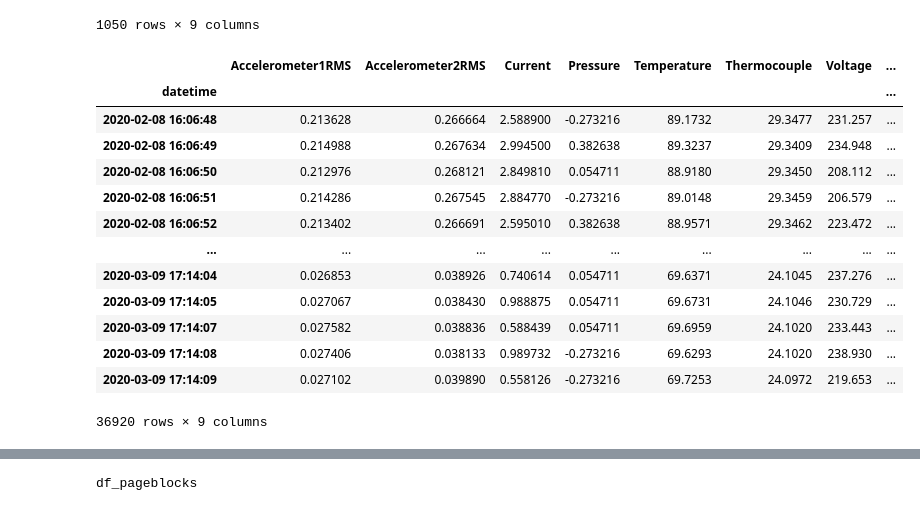
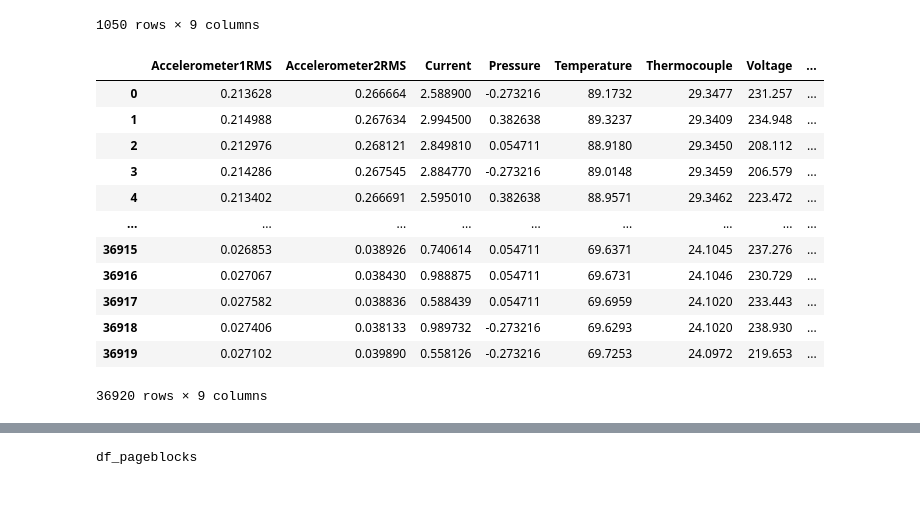
Before and after one commit to rufous86/novelty_detection, a Jupyter notebook: pipeline.ipynb, the cells around one changed output, grey strips where cells are left out. Cells and saved outputs as stored; diff of their text form; code cells hidden in the pictures.

```diff
--- a/pipeline.ipynb
+++ b/pipeline.ipynb
@@ -99,39 +101,38 @@ df_norm
 # %%
 # SKAB data
 
 all_files=[]
 for root, dirs, files in os.walk("data_labeled/SKAB/"):
     for file in files:
         if file.endswith(".csv"):
              all_files.append(os.path.join(root, file))
 
 # формируем датафрейм
 dfs=[]
 for path in all_files:
     df = pd.read_csv(path,index_col='datetime',sep=';',parse_dates=True)
     # print(path, df.shape)
     dfs.append(df)
 # print('Features:')
 # for col in dfs[2].columns:
 #     print('\t',col)
 dfs = [df for df in dfs if df.shape[1] == 10]
 df_skab = pd.concat(dfs)
 # print(df_skab.shape)
 df_skab = df_skab.drop_duplicates()
-df_skab = df_skab.drop('changepoint', axis=1).sort_index()
+df_skab = df_skab.drop('changepoint', axis=1).sort_index().reset_index().drop('datetime', axis=1)
 display(df_skab)
 # %% [output]
 |  | Accelerometer1RMS | Accelerometer2RMS | Current | Pressure | Temperature | Thermocouple | Voltage | ... |
-| datetime |  |  |  |  |  |  |  | ... |
-| 2020-02-08 16:06:48 | 0.213628 | 0.266664 | 2.588900 | -0.273216 | 89.1732 | 29.3477 | 231.257 | ... |
-| 2020-02-08 16:06:49 | 0.214988 | 0.267634 | 2.994500 | 0.382638 | 89.3237 | 29.3409 | 234.948 | ... |
-| 2020-02-08 16:06:50 | 0.212976 | 0.268121 | 2.849810 | 0.054711 | 88.9180 | 29.3450 | 208.112 | ... |
-| 2020-02-08 16:06:51 | 0.214286 | 0.267545 | 2.884770 | -0.273216 | 89.0148 | 29.3459 | 206.579 | ... |
-| 2020-02-08 16:06:52 | 0.213402 | 0.266691 | 2.595010 | 0.382638 | 88.9571 | 29.3462 | 223.472 | ... |
+| 0 | 0.213628 | 0.266664 | 2.588900 | -0.273216 | 89.1732 | 29.3477 | 231.257 | ... |
+| 1 | 0.214988 | 0.267634 | 2.994500 | 0.382638 | 89.3237 | 29.3409 | 234.948 | ... |
+| 2 | 0.212976 | 0.268121 | 2.849810 | 0.054711 | 88.9180 | 29.3450 | 208.112 | ... |
+| 3 | 0.214286 | 0.267545 | 2.884770 | -0.273216 | 89.0148 | 29.3459 | 206.579 | ... |
+| 4 | 0.213402 | 0.266691 | 2.595010 | 0.382638 | 88.9571 | 29.3462 | 223.472 | ... |
 | ... | ... | ... | ... | ... | ... | ... | ... | ... |
-| 2020-03-09 17:14:04 | 0.026853 | 0.038926 | 0.740614 | 0.054711 | 69.6371 | 24.1045 | 237.276 | ... |
-| 2020-03-09 17:14:05 | 0.027067 | 0.038430 | 0.988875 | 0.054711 | 69.6731 | 24.1046 | 230.729 | ... |
-| 2020-03-09 17:14:07 | 0.027582 | 0.038836 | 0.588439 | 0.054711 | 69.6959 | 24.1020 | 233.443 | ... |
-| 2020-03-09 17:14:08 | 0.027406 | 0.038133 | 0.989732 | -0.273216 | 69.6293 | 24.1020 | 238.930 | ... |
-| 2020-03-09 17:14:09 | 0.027102 | 0.039890 | 0.558126 | -0.273216 | 69.7253 | 24.0972 | 219.653 | ... |
+| 36915 | 0.026853 | 0.038926 | 0.740614 | 0.054711 | 69.6371 | 24.1045 | 237.276 | ... |
+| 36916 | 0.027067 | 0.038430 | 0.988875 | 0.054711 | 69.6731 | 24.1046 | 230.729 | ... |
+| 36917 | 0.027582 | 0.038836 | 0.588439 | 0.054711 | 69.6959 | 24.1020 | 233.443 | ... |
+| 36918 | 0.027406 | 0.038133 | 0.989732 | -0.273216 | 69.6293 | 24.1020 | 238.930 | ... |
+| 36919 | 0.027102 | 0.039890 | 0.558126 | -0.273216 | 69.7253 | 24.0972 | 219.653 | ... |
 36920 rows × 9 columns
```
Also changed, not shown: parts of 2 cells of this notebook.
